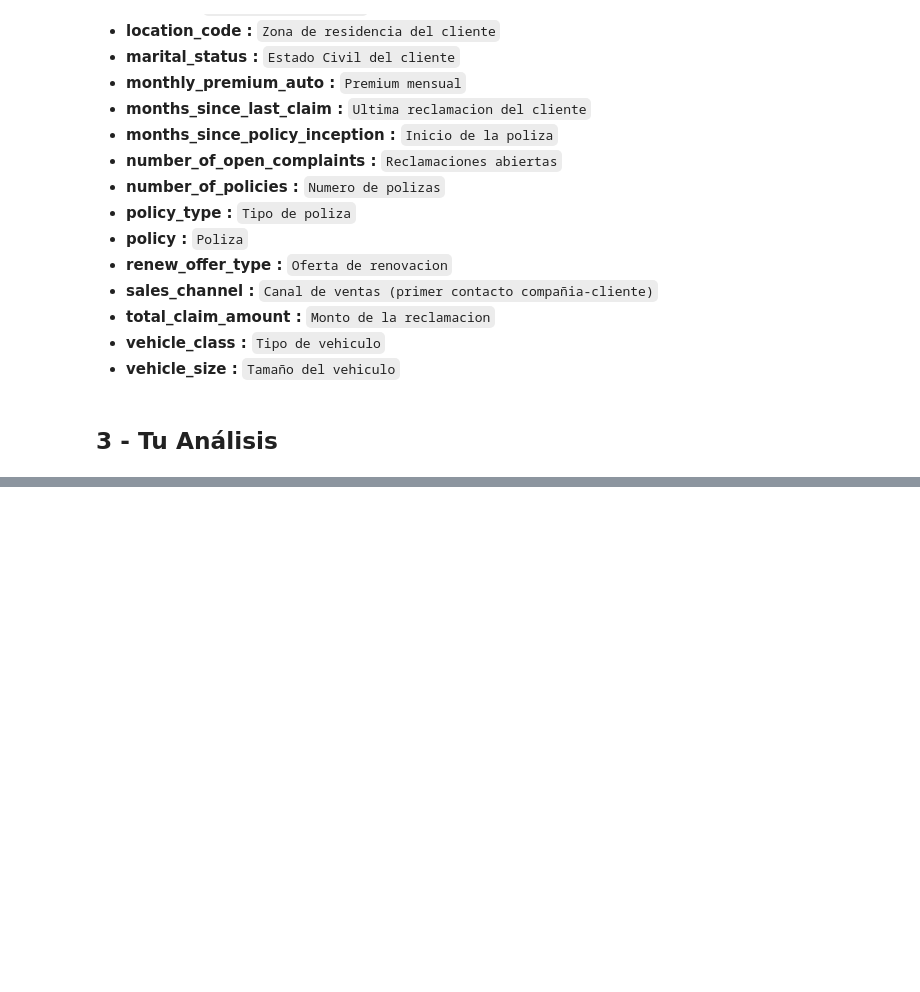
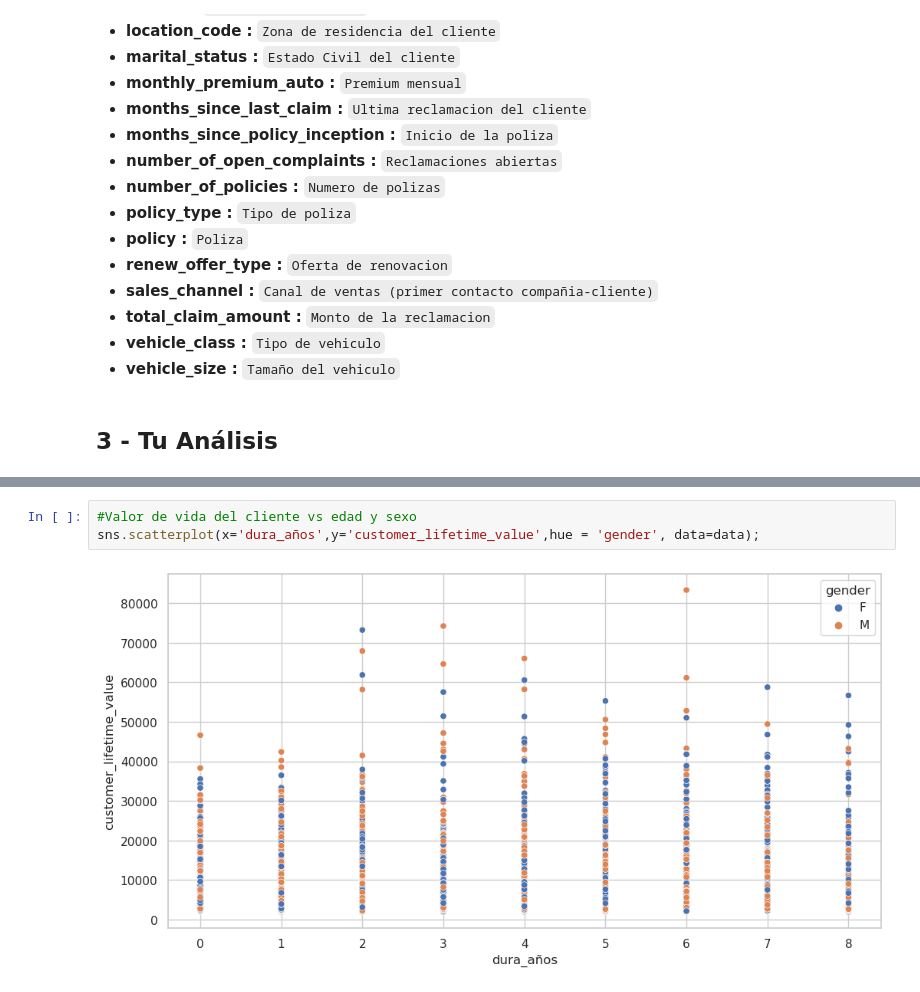
Before and after one commit to GammaTechData/Challenge-4_Real_business_case, a Jupyter notebook: main.ipynb, the cells around one changed output, grey strips where cells are left out. Drawn from its saved outputs; the diff is of its cells as text; blank space fills up the shorter version.

```diff
--- a/main.ipynb
+++ b/main.ipynb
@@ -68,0 +197,5 @@ data.head()
+# %%
+#Valor de vida del cliente vs edad y sexo
+sns.scatterplot(x='dura_años',y='customer_lifetime_value',hue = 'gender', data=data);
+# %% [output]
+[figure, added]
```
Also changed, not shown: parts of 48 cells of this notebook.
